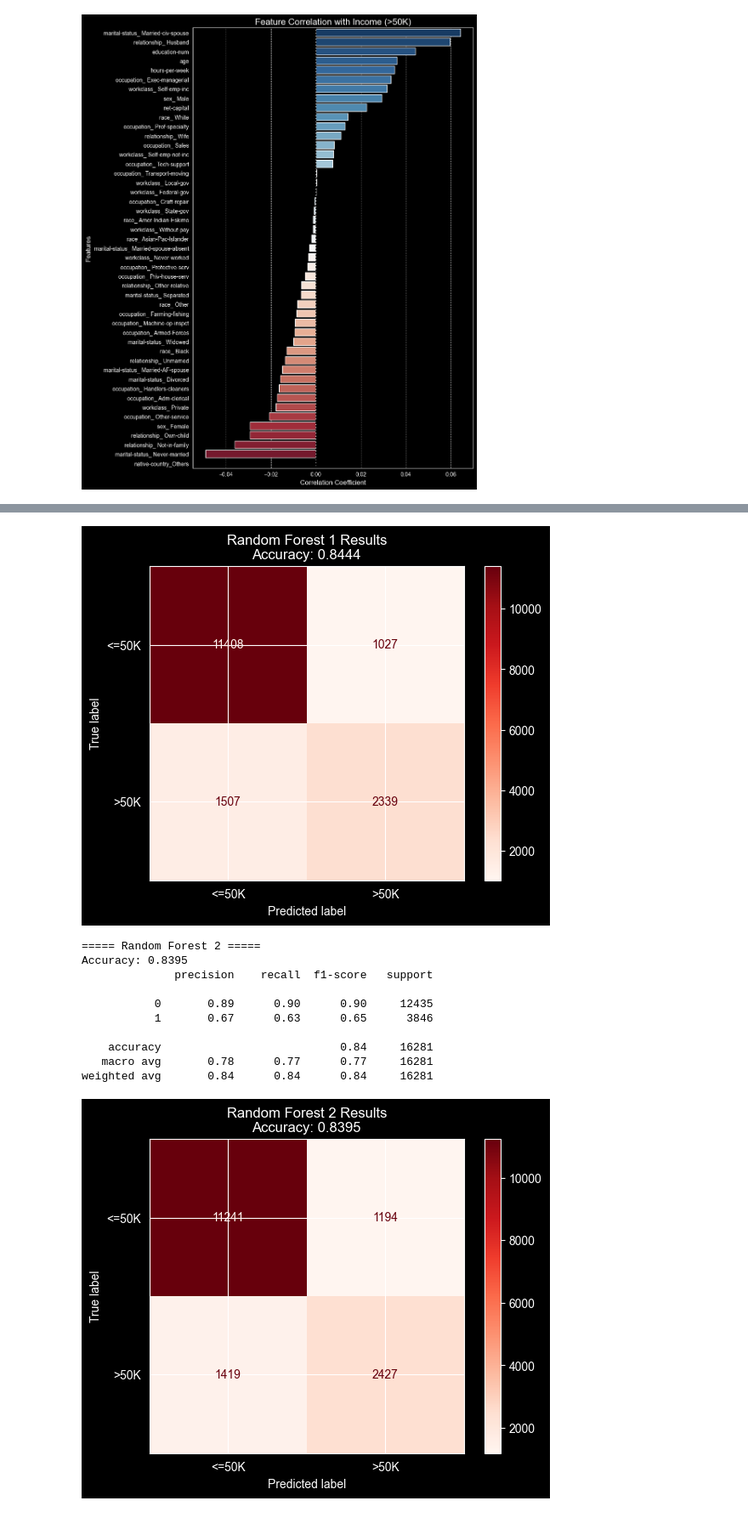
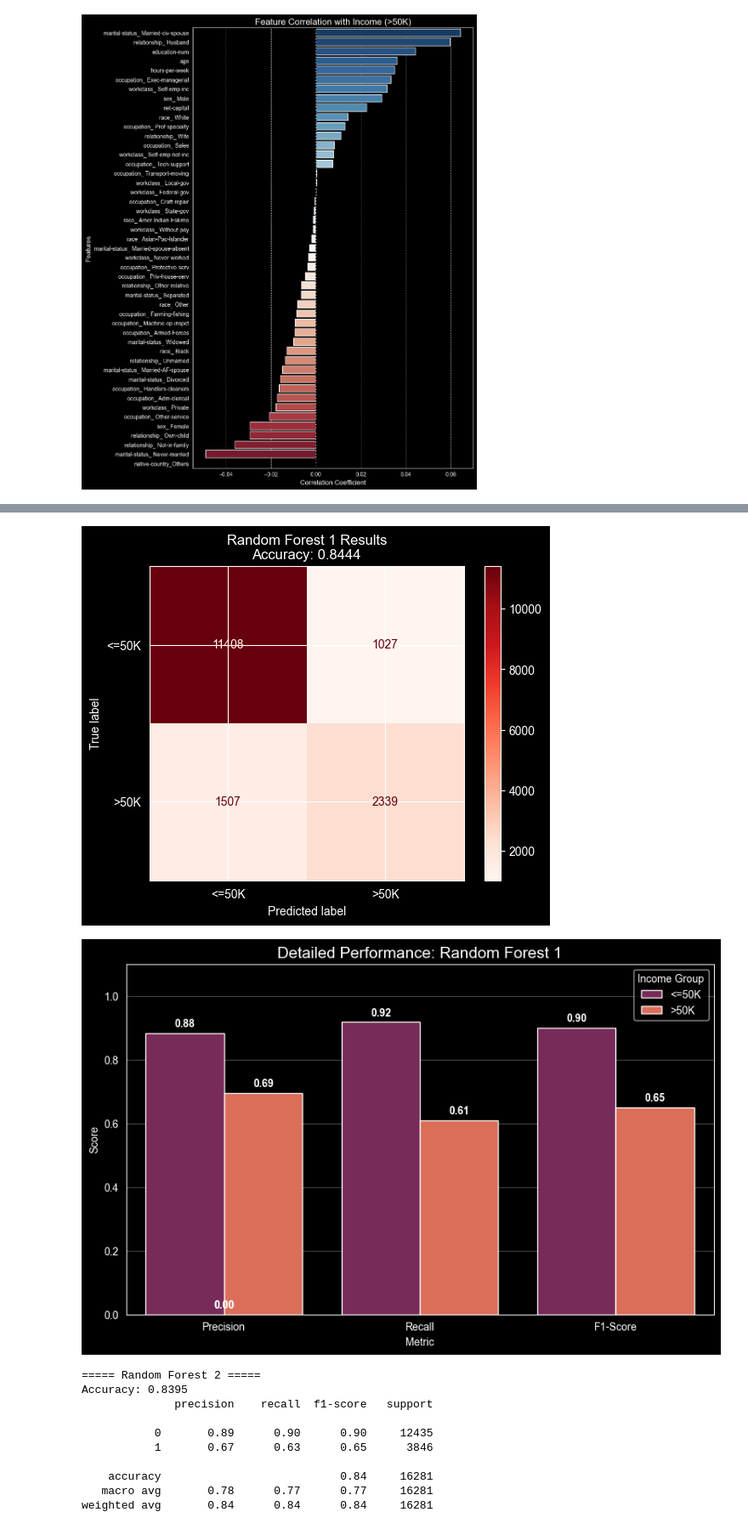
Before and after one commit to YoussefBarakat05/Income-Prediction, a Jupyter notebook: main.ipynb, the cells around one changed output, grey strips where cells are left out. Shown at 85% size. Drawn from its saved outputs; the diff is of its cells as text; code cells hidden in the pictures.

```diff
--- a/main.ipynb
+++ b/main.ipynb
@@ -348,33 +394,36 @@ rf_model1.fit(x_train, y_train)
 y_pred_rf = rf_model1.predict(x_test)
 
 print("===== Random Forest 1 =====")
 print(f"Accuracy: {accuracy_score(y_test, y_pred_rf):.4f}")
 print(classification_report(y_test, y_pred_rf))
 
 plot_model_results(y_test, y_pred_rf, "Random Forest 1")
+plot_detailed_metrics(y_test, y_pred_rf, "Random Forest 1")
 
 # ── Random Forest ──────────────────────────────────────
 rf_model2 = RandomForestClassifier(n_estimators=200, random_state=42,class_weight='balanced')
 rf_model2.fit(x_train, y_train)
 y_pred_rf = rf_model2.predict(x_test)
 
 print("===== Random Forest 2 =====")
 print(f"Accuracy: {accuracy_score(y_test, y_pred_rf):.4f}")
 print(classification_report(y_test, y_pred_rf))
 
 plot_model_results(y_test, y_pred_rf, "Random Forest 2")
+plot_detailed_metrics(y_test, y_pred_rf, "Random Forest 2")
 # %% [output]
 ===== Random Forest 1 =====
 Accuracy: 0.8444
               precision    recall  f1-score   support
 
            0       0.88      0.92      0.90     12435
            1       0.69      0.61      0.65      3846
 
     accuracy                           0.84     16281
    macro avg       0.79      0.76      0.77     16281
 weighted avg       0.84      0.84      0.84     16281
 [figure]
+[figure, new version]
 ===== Random Forest 2 =====
 Accuracy: 0.8395
               precision    recall  f1-score   support
@@ -385,4 +434,3 @@ Accuracy: 0.8395
     accuracy                           0.84     16281
    macro avg       0.78      0.77      0.77     16281
 weighted avg       0.84      0.84      0.84     16281
-[figure, old version]
```
Also changed, not shown: parts of 7 cells of this notebook.
